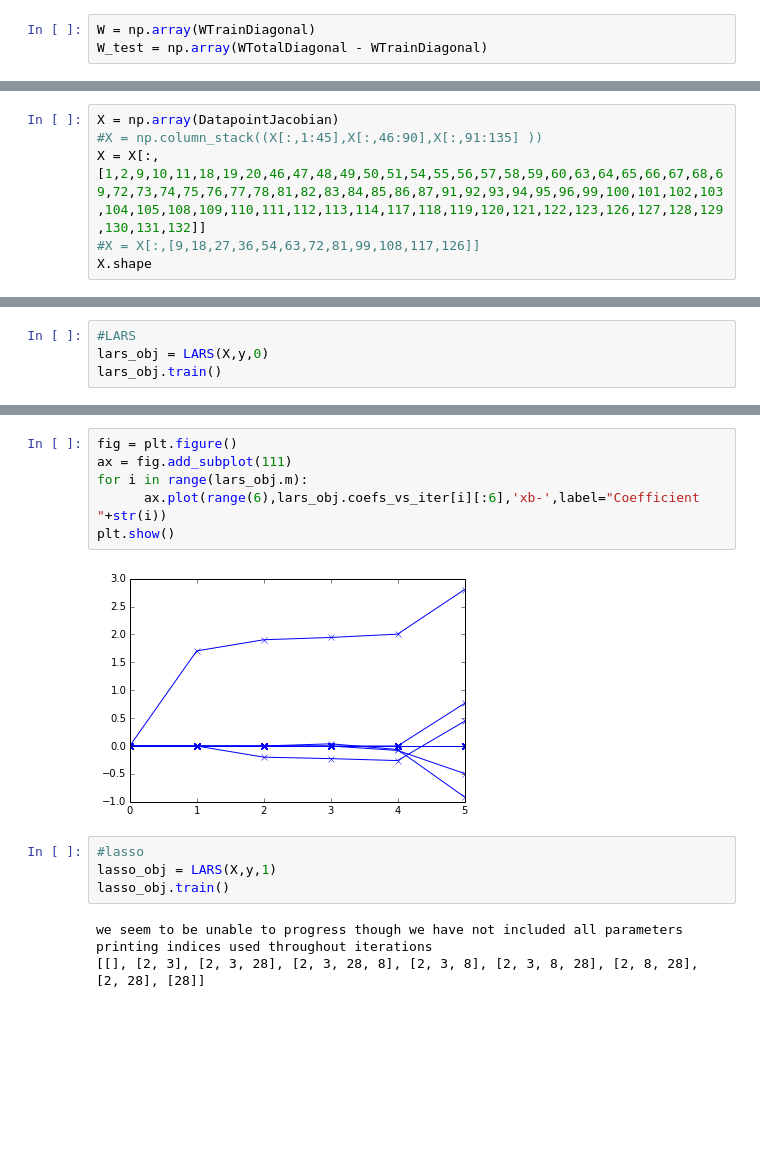
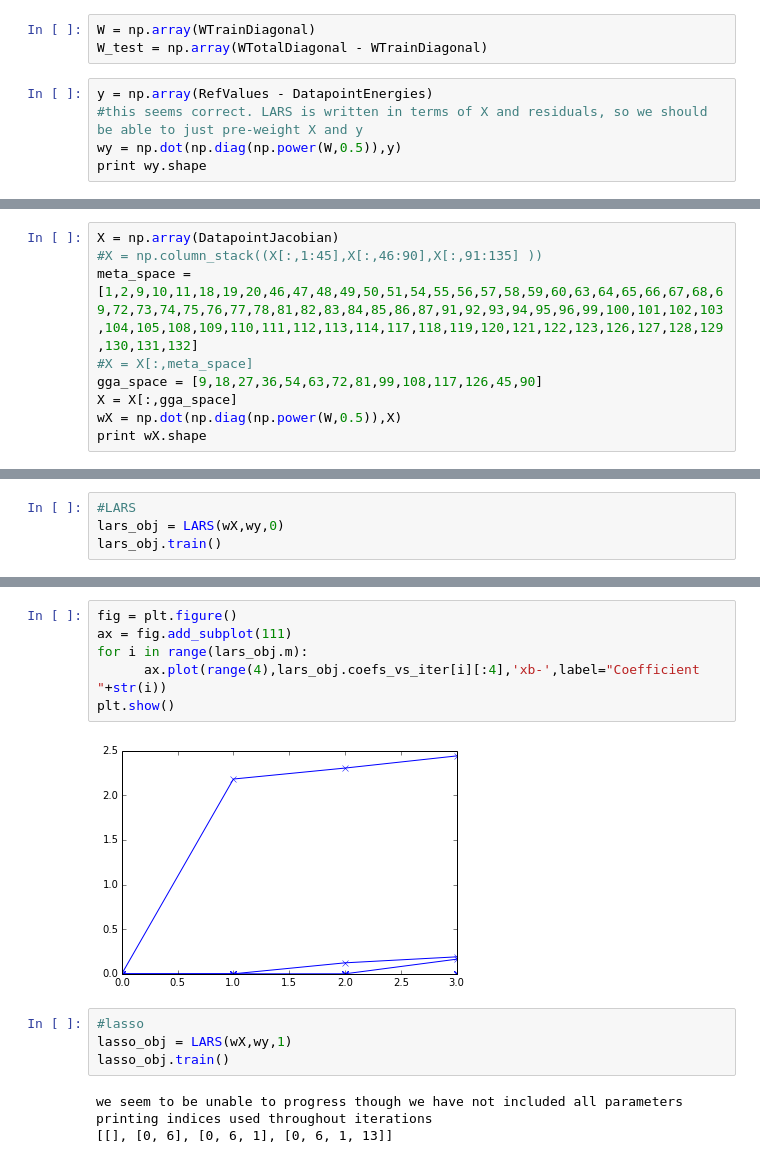
Before and after one commit to prhorn/python_machine_learning, a Jupyter notebook: dft/dft_regularization.ipynb, the cells around one changed output, grey strips where cells are left out. Saved outputs shown, nothing was run; the diff lists cells and outputs as text; blank space fills up the shorter version.

```diff
--- a/dft/dft_regularization.ipynb
+++ b/dft/dft_regularization.ipynb
@@ -32,3 +23,8 @@ print y.shape
 # %%
 W = np.array(WTrainDiagonal)
 W_test = np.array(WTotalDiagonal - WTrainDiagonal)
+# %%
+y = np.array(RefValues - DatapointEnergies)
+#this seems correct. LARS is written in terms of X and residuals, so we should be able to just pre-weight X and y
+wy = np.dot(np.diag(np.power(W,0.5)),y)
+print wy.shape
@@ -35,7 +33,10 @@ W_test = np.array(WTotalDiagonal - WTrainDiagonal)
 # %%
 X = np.array(DatapointJacobian)
 #X = np.column_stack((X[:,1:45],X[:,46:90],X[:,91:135] ))
-X = X[:,[1,2,9,10,11,18,19,20,46,47,48,49,50,51,54,55,56,57,58,59,60,63,64,65,66,67,68,69,72,73,74,75,76,77,78,81,82,83,84,85,86,87,91,92,93,94,95,96,99,100,101,102,103,104,105,108,109,110,111,112,113,114,117,118,119,120,121,122,123,126,127,128,129,130,131,132]]
-#X = X[:,[9,18,27,36,54,63,72,81,99,108,117,126]]
-X.shape
+meta_space = [1,2,9,10,11,18,19,20,46,47,48,49,50,51,54,55,56,57,58,59,60,63,64,65,66,67,68,69,72,73,74,75,76,77,78,81,82,83,84,85,86,87,91,92,93,94,95,96,99,100,101,102,103,104,105,108,109,110,111,112,113,114,117,118,119,120,121,122,123,126,127,128,129,130,131,132]
+#X = X[:,meta_space]
+gga_space = [9,18,27,36,54,63,72,81,99,108,117,126,45,90]
+X = X[:,gga_space]
+wX = np.dot(np.diag(np.power(W,0.5)),X)
+print wX.shape
 # %% [output]
@@ -82,6 +77,6 @@ the eigenvalues of the metric
 # %%
 #LARS
-lars_obj = LARS(X,y,0)
+lars_obj = LARS(wX,wy,0)
 lars_obj.train()
 # %% [output]
 we seem to be unable to progress though we have not included all parameters
@@ -94,19 +105,19 @@ lars_obj.make_plots()
 # %%
 fig = plt.figure()
 ax = fig.add_subplot(111)
 for i in range(lars_obj.m):
-      ax.plot(range(6),lars_obj.coefs_vs_iter[i][:6],'xb-',label="Coefficient "+str(i))
+      ax.plot(range(4),lars_obj.coefs_vs_iter[i][:4],'xb-',label="Coefficient "+str(i))
 plt.show()
 # %% [output]
-[figure, old version]
+[figure, new version]
 # %%
 #lasso
-lasso_obj = LARS(X,y,1)
+lasso_obj = LARS(wX,wy,1)
 lasso_obj.train()
 # %% [output]
 we seem to be unable to progress though we have not included all parameters
 printing indices used throughout iterations
-[[], [2, 3], [2, 3, 28], [2, 3, 28, 8], [2, 3, 8], [2, 3, 8, 28], [2, 8, 28], [2, 28], [28]]
+[[], [0, 6], [0, 6, 1], [0, 6, 1, 13]]
 # %%
 lasso_obj.make_plots()
 # %% [output]
```
Also changed, not shown: parts of 11 cells of this notebook.
